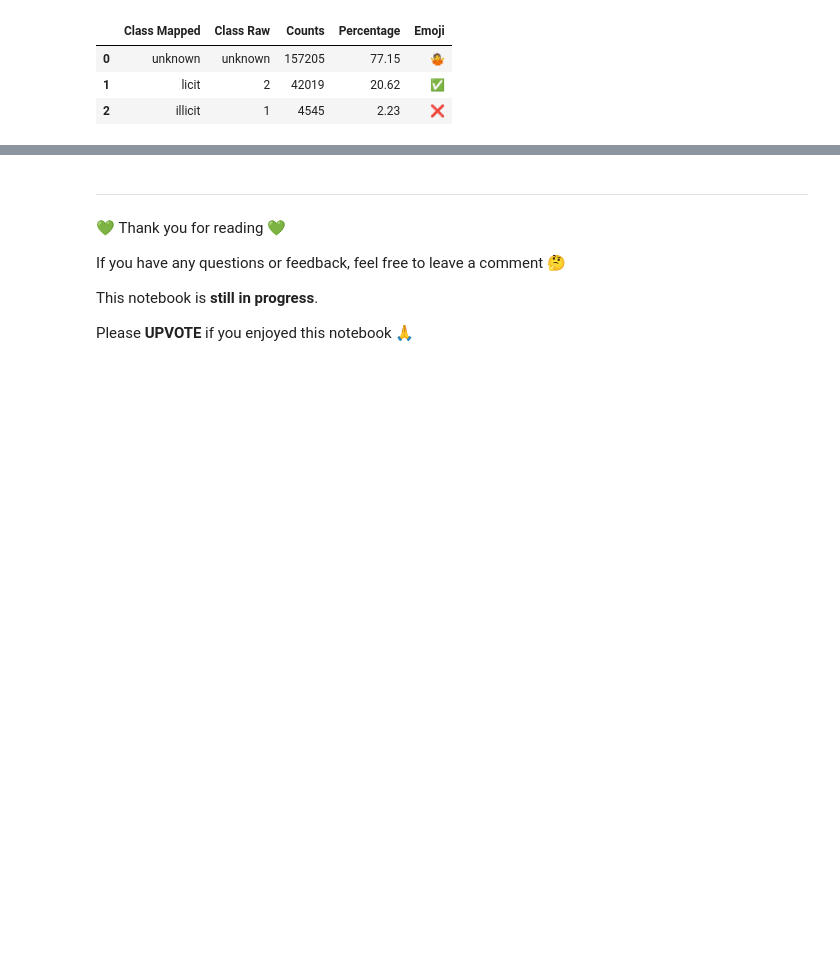
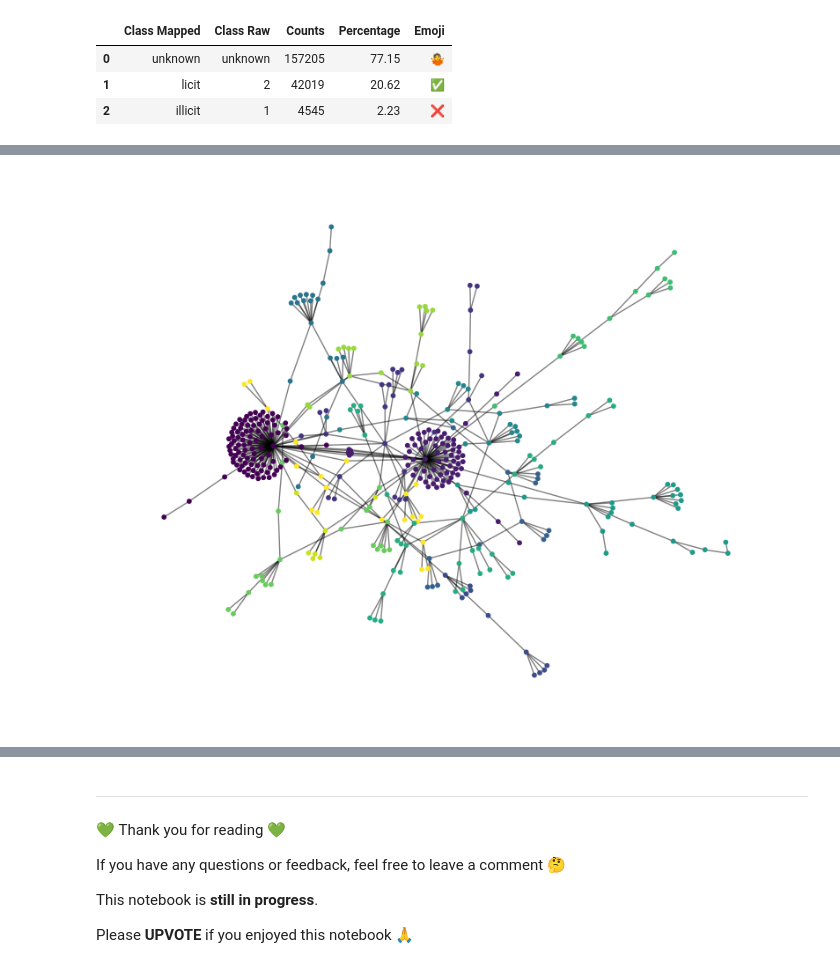
Before and after one commit to PeeteKeesel/kaggle-verse, a Jupyter notebook: bitcoin-transactions-graph-neural-networks.ipynb, the cells around one changed output, grey strips where cells are left out. Cells and saved outputs as stored; diff of their text form; code cells hidden in the pictures; blank space fills up the shorter version.

```diff
--- a/bitcoin-transactions-graph-neural-networks.ipynb
+++ b/bitcoin-transactions-graph-neural-networks.ipynb
@@ -563,0 +561,18 @@ Work in Progress...
+# %%
+import community as community_louvain
+
+# Compute best partition.
+partition = community_louvain.best_partition(G_giant)
+
+# Draw graph.
+plt.figure(figsize=(10, 8))
+
+pos = nx.spring_layout(G_giant)
+cmap = plt.get_cmap('viridis')
+nx.draw_networkx_nodes(G_giant, pos, node_color=list(partition.values()), node_size=10, cmap=cmap)
+nx.draw_networkx_edges(G_giant, pos, alpha=0.5)
+plt.axis('off')
+
+plt.show()
+# %% [output]
+[figure, added]
```
Also changed, not shown: parts of 27 cells of this notebook.
